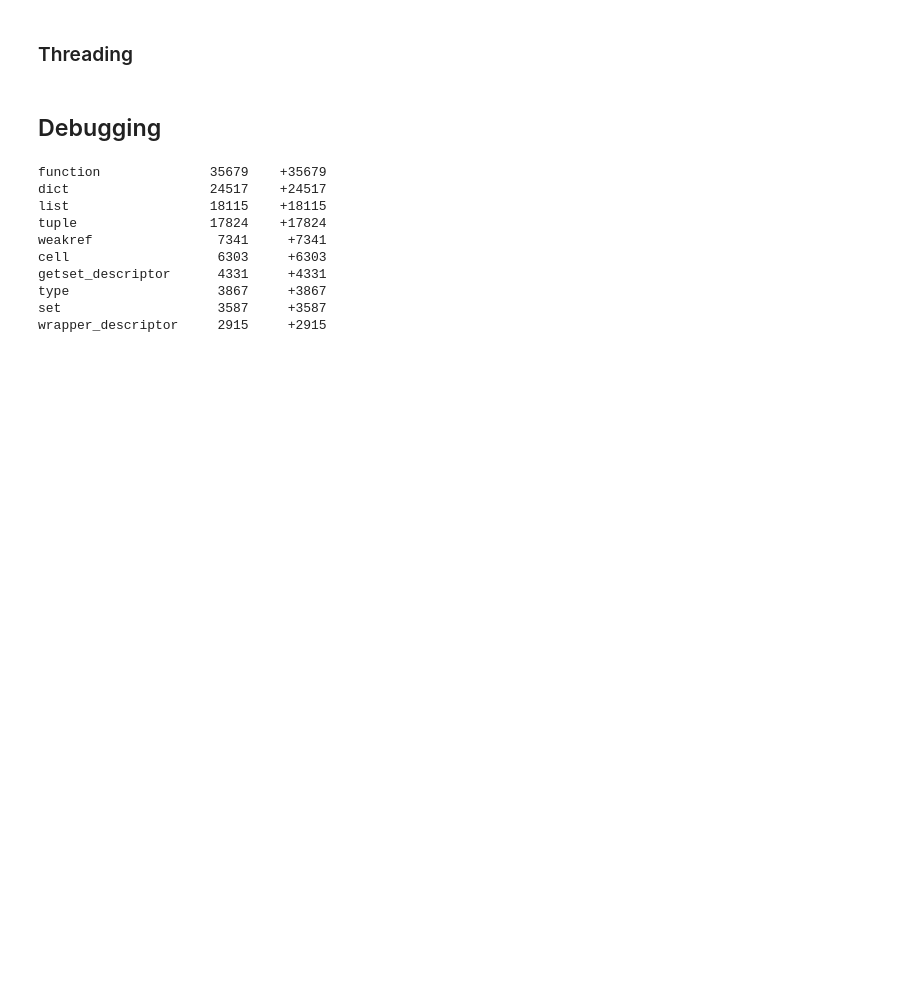
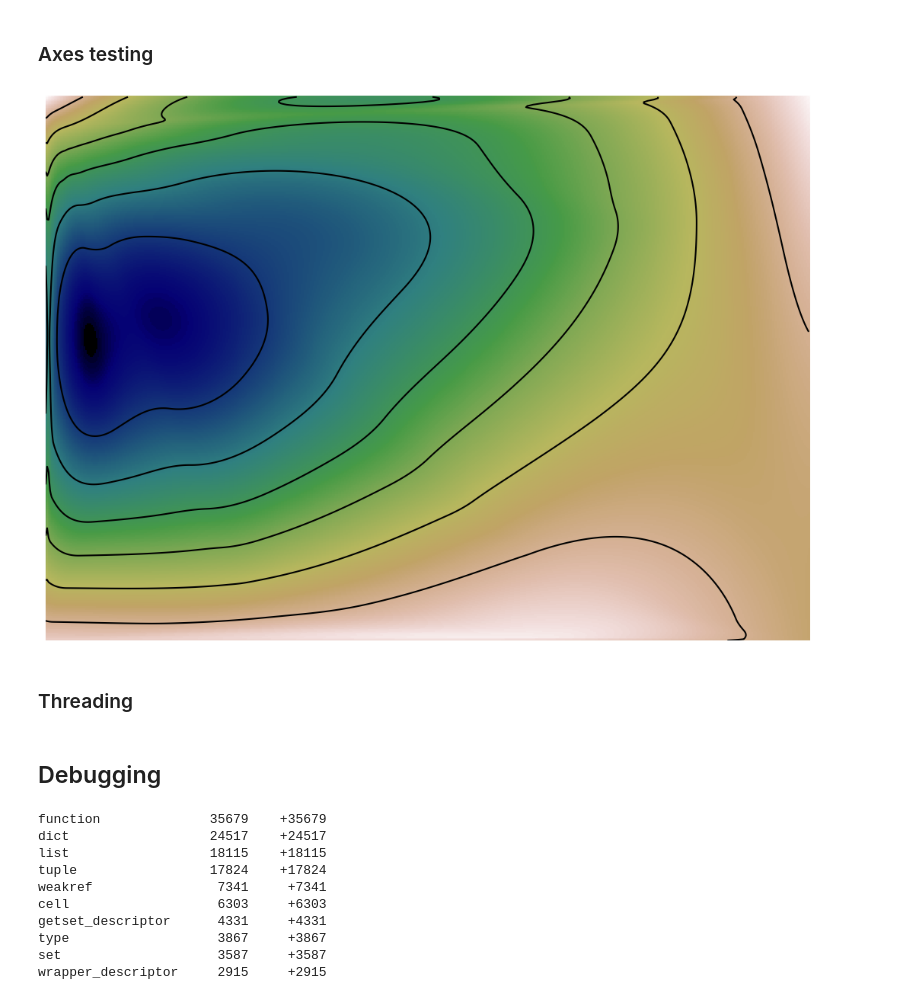
Before and after one commit to cgre-aachen/open_AR_Sandbox, a Jupyter notebook: notebooks/prototypes/module_testing.ipynb, the cells around one changed output. Saved outputs shown, nothing was run; the diff lists cells and outputs as text; code cells hidden in the pictures; blank space fills up the shorter version.

```diff
--- a/notebooks/prototypes/module_testing.ipynb
+++ b/notebooks/prototypes/module_testing.ipynb
@@ -17,3 +20,5 @@ box = sbn.Sandbox(calibration_file='calibration.json', projector_resolution=(128
 # %%
 %%capture
 box.module.update()
+# %% [markdown]
+### Axes testing
@@ -20,3 +29,7 @@ box.module.update()
+# %%
+box.projector.frame.object
+# %% [output]
+[figure, added]
 # %% [markdown]
 ### Threading
 # %%
```
Also changed, not shown: parts of 4 cells of this notebook, 1 other file.
